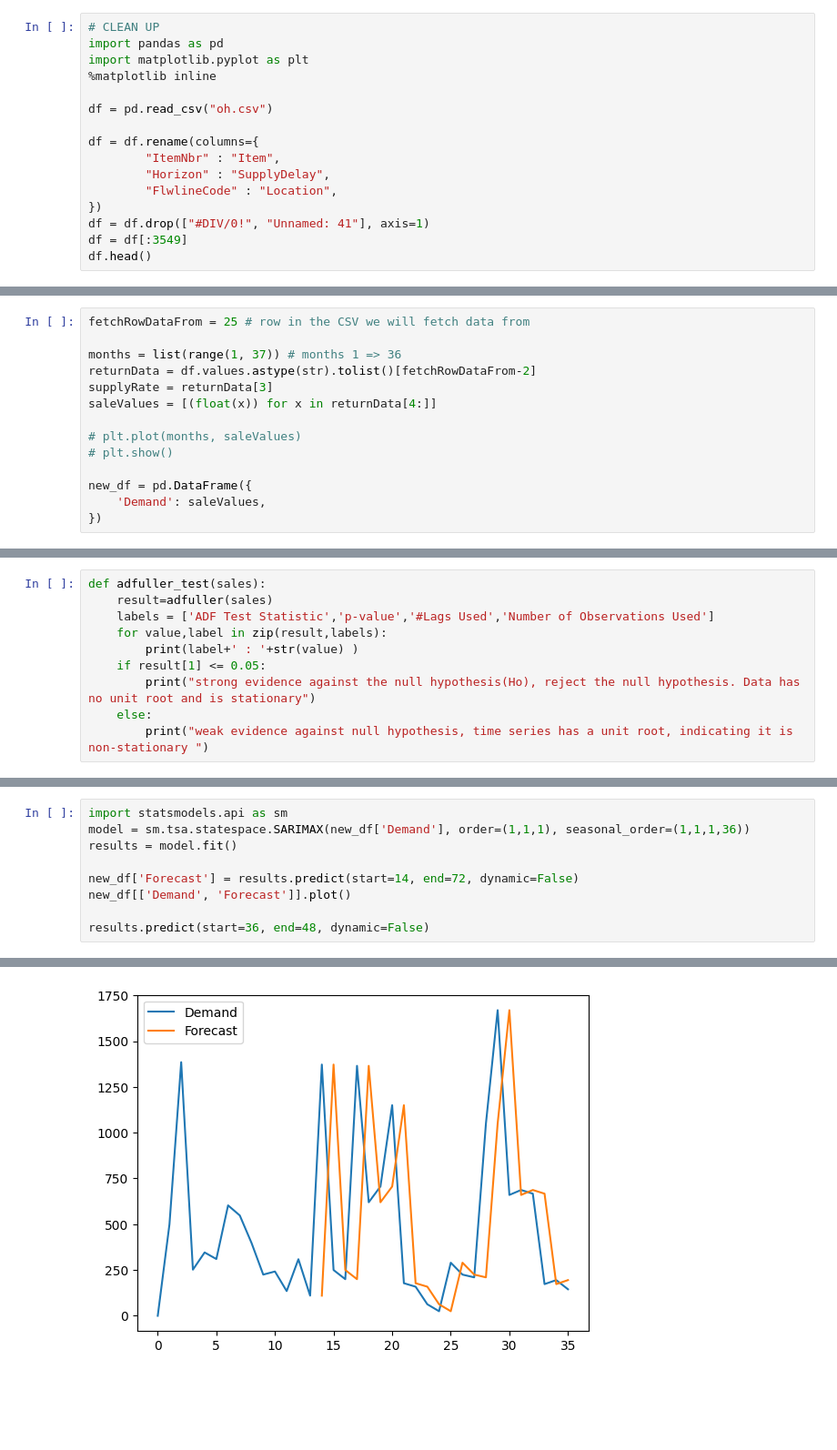
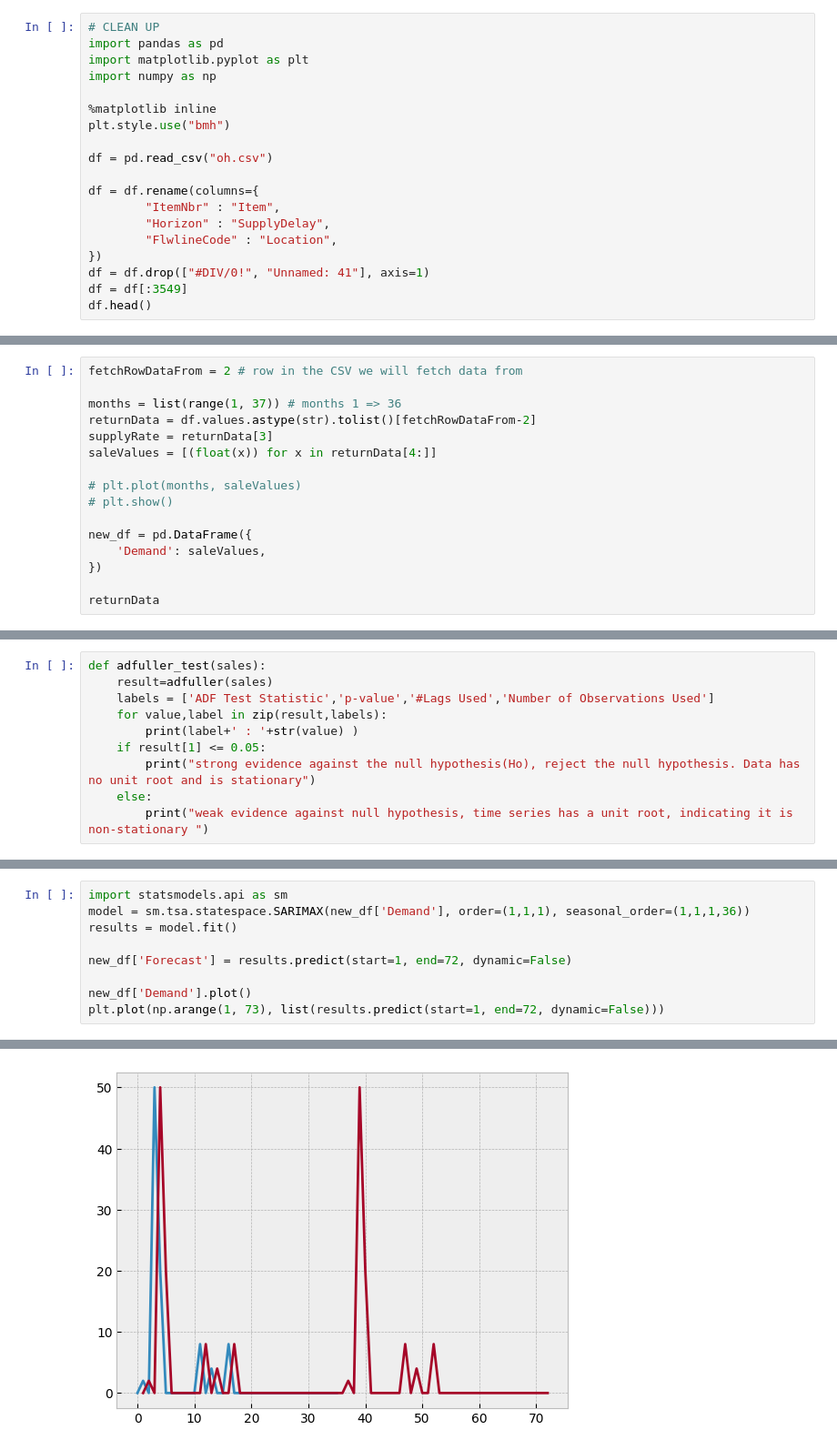
Before and after one commit to Serpent03/thrive-a-thon, a Jupyter notebook: pred.ipynb, the cells around one changed output, grey strips where cells are left out. Shown: that part at 91% size. Saved outputs shown, nothing was run; the diff lists cells and outputs as text; blank space fills up the shorter version.

```diff
--- a/pred.ipynb
+++ b/pred.ipynb
@@ -2,7 +2,10 @@
 # CLEAN UP
 import pandas as pd
 import matplotlib.pyplot as plt
+import numpy as np
+
 %matplotlib inline
+plt.style.use("bmh")
 
 df = pd.read_csv("oh.csv")
 
@@ -23,7 +26,7 @@ df.head()
 | 4 | WHTN | 1/2BSJ-SS180120 | FJ | 25d | 0 | 0 | 0.0 | 0.0 | 0.0 | 0.0 | ... |
 5 rows × 40 columns
 # %%
-fetchRowDataFrom = 25 # row in the CSV we will fetch data from
+fetchRowDataFrom = 2 # row in the CSV we will fetch data from
 
 months = list(range(1, 37)) # months 1 => 36
 returnData = df.values.astype(str).tolist()[fetchRowDataFrom-2]
@@ -36,3 +39,5 @@ saleValues = [(float(x)) for x in returnData[4:]]
 new_df = pd.DataFrame({
     'Demand': saleValues,
 })
+
+returnData
@@ -73,8 +96,8 @@ import statsmodels.api as sm
 model = sm.tsa.statespace.SARIMAX(new_df['Demand'], order=(1,1,1), seasonal_order=(1,1,1,36))
 results = model.fit()
 
-new_df['Forecast'] = results.predict(start=14, end=72, dynamic=False)
-new_df[['Demand', 'Forecast']].plot()
+new_df['Forecast'] = results.predict(start=1, end=72, dynamic=False)
 
-results.predict(start=36, end=48, dynamic=False)
+new_df['Demand'].plot()
+plt.plot(np.arange(1, 73), list(results.predict(start=1, end=72, dynamic=False)))
 # %% [output]
@@ -95 +105 @@ Name: predicted_mean, dtype: float64
-[figure, old version]
+[figure, new version]
```
Also changed, not shown: parts of 4 cells of this notebook.
